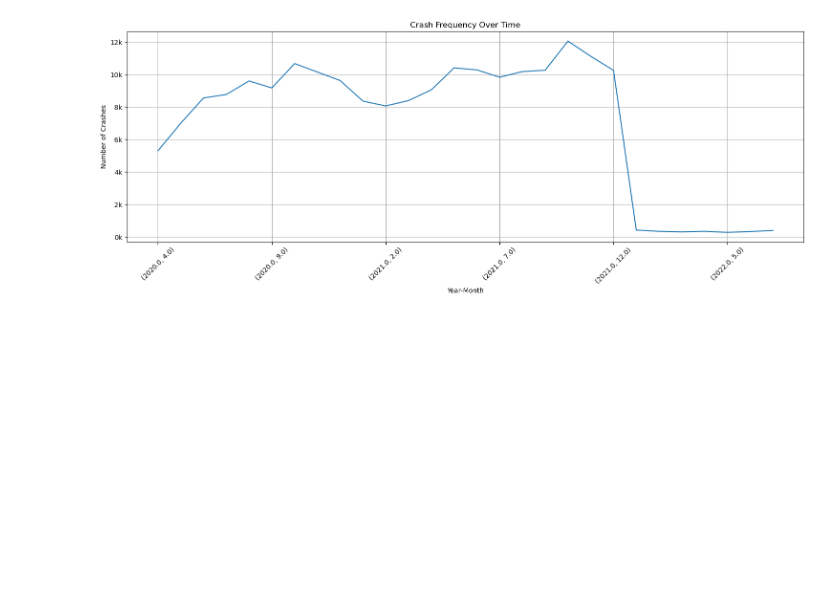
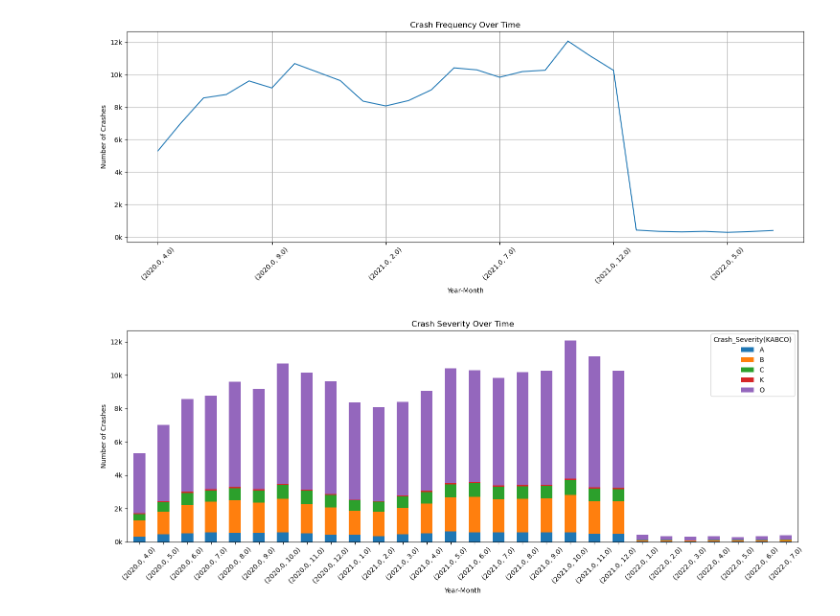
Before and after one commit to Eliab16/VDOT-crash-analysis, a Jupyter notebook: VDOT_Analysis.ipynb, the cells around one changed output. Saved outputs shown, nothing was run; the diff lists cells and outputs as text; code cells hidden in the pictures; blank space fills up the shorter version.

Commit message:
Severity over time graph

```diff
--- a/VDOT_Analysis.ipynb
+++ b/VDOT_Analysis.ipynb
@@ -139,3 +139,17 @@ plt.savefig(format='jpg', fname='frequency over time')
 plt.show()
 # %% [output]
 [figure]
+# %%
+fig,ax=plt.subplots(figsize=(15,6))
+crash_severity_counts.plot(kind='bar',stacked=True,ax=ax,
+title='Crash Severity Over Time')
+ax.set_xlabel('Year-Month')
+ax.set_ylabel('Number of Crashes')
+ax.legend(title='Crash_Severity(KABCO)')
+ax.yaxis.set_major_formatter(ticker.FuncFormatter(lambda x ,pos:'{0:g}k'.format(x/1000)))
+plt.xticks(rotation =45)
+plt.tight_layout()
+plt.savefig(format='jpg', fname='frequency over time')
+plt.show()
+# %% [output]
+[figure, added]
```
